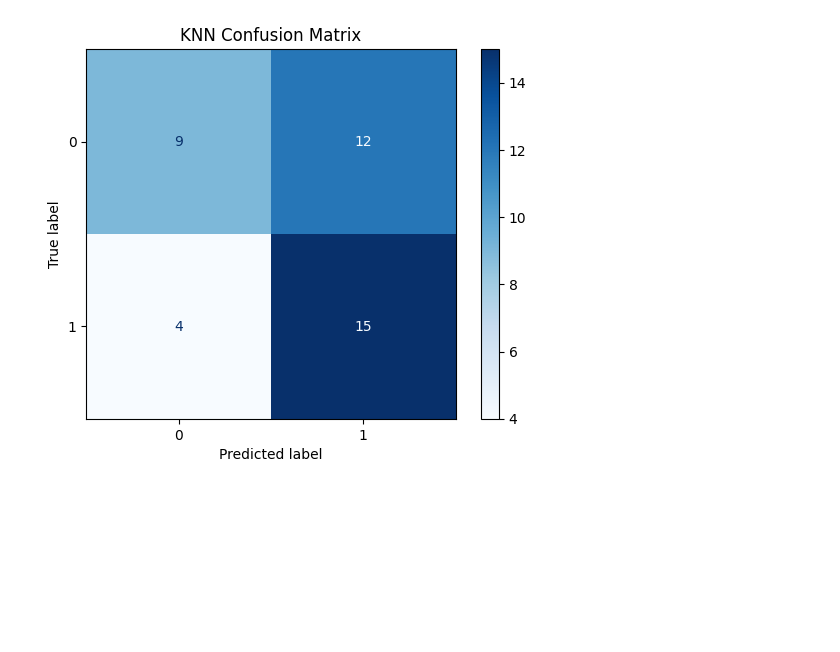
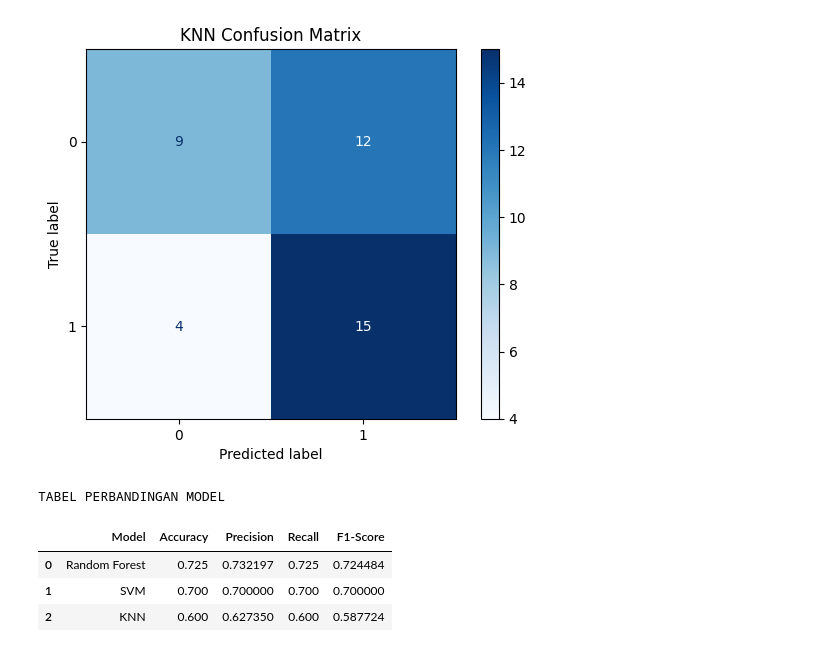
Before and after one commit to fauzanhari/Project-PCD-kelompok-21, a Jupyter notebook: percobaan3.ipynb, the cells around one changed output. Saved outputs shown, nothing was run; the diff lists cells and outputs as text; code cells hidden in the pictures; blank space fills up the shorter version.

```diff
--- a/percobaan3.ipynb
+++ b/percobaan3.ipynb
@@ -758,3 +758,40 @@ plot_confusion_matrix(y_test, knn.predict(X_test), "KNN Confusion Matrix")
 [figure]
 [figure]
 [figure]
+# %%
+# ==========================
+# TABEL PERBANDINGAN MODEL
+# ==========================
+
+hasil = []
+
+models = {
+    "Random Forest": rf,
+    "SVM": svm,
+    "KNN": knn
+}
+
+for nama, model in models.items():
+    y_pred = model.predict(X_test)
+
+    hasil.append([
+        nama,
+        accuracy_score(y_test, y_pred),
+        precision_score(y_test, y_pred, average='weighted'),
+        recall_score(y_test, y_pred, average='weighted'),
+        f1_score(y_test, y_pred, average='weighted')
+    ])
+
+df_hasil = pd.DataFrame(
+    hasil,
+    columns=["Model", "Accuracy", "Precision", "Recall", "F1-Score"]
+)
+
+print("TABEL PERBANDINGAN MODEL")
+display(df_hasil.round(6))
+# %% [output]
+TABEL PERBANDINGAN MODEL
+|  | Model | Accuracy | Precision | Recall | F1-Score |
+| 0 | Random Forest | 0.725 | 0.732197 | 0.725 | 0.724484 |
+| 1 | SVM | 0.700 | 0.700000 | 0.700 | 0.700000 |
+| 2 | KNN | 0.600 | 0.627350 | 0.600 | 0.587724 |
```
Also changed, not shown: parts of 1 cell of this notebook, 3 other files.
